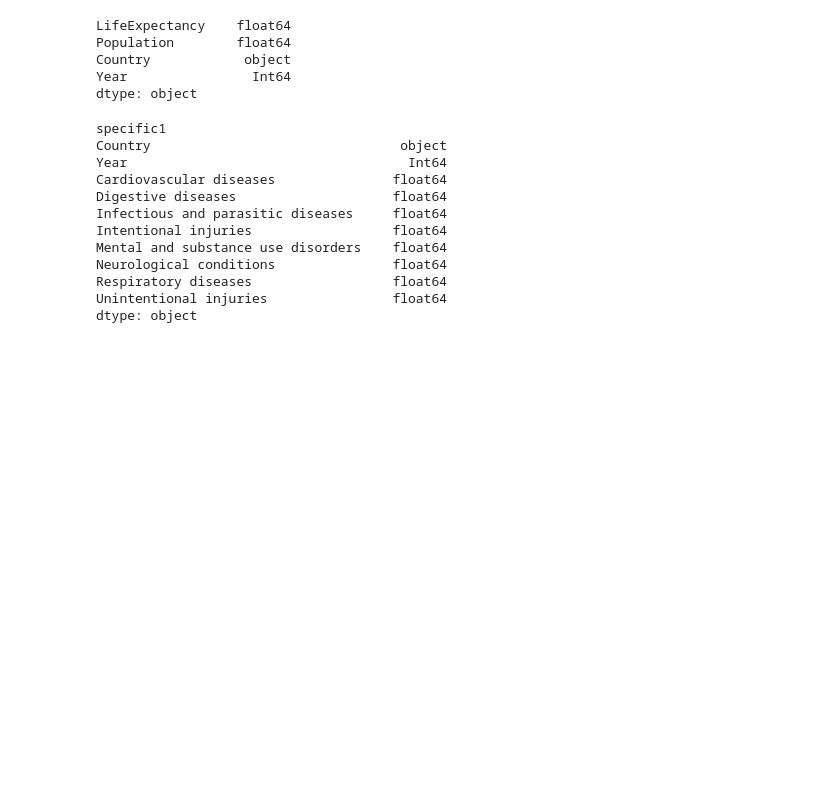
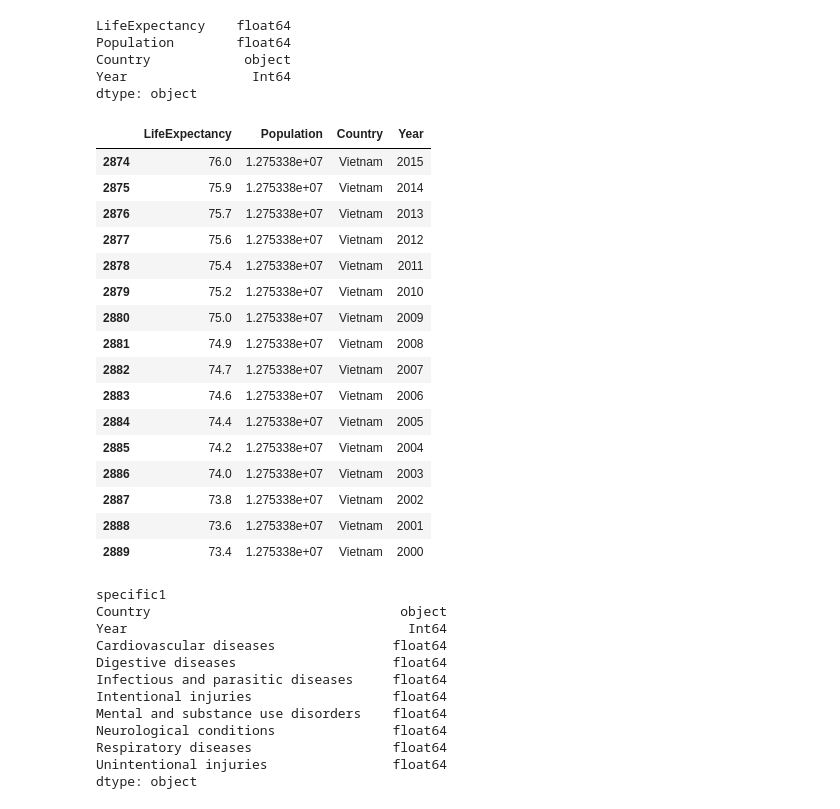
Before and after one commit to roberto98/DataViz-Project, a Jupyter notebook: python/Preprocessing.ipynb, the cells around one changed output. Drawn from its saved outputs; the diff is of its cells as text; code cells hidden in the pictures; blank space fills up the shorter version.

```diff
--- a/python/Preprocessing.ipynb
+++ b/python/Preprocessing.ipynb
@@ -374,6 +374,26 @@ Population        float64
 Country            object
 Year                Int64
 dtype: object
+# %%
+new_scatter[new_scatter["Country"] == "Vietnam"]
+# %% [output]
+|  | LifeExpectancy | Population | Country | Year |
+| 2874 | 76.0 | 1.275338e+07 | Vietnam | 2015 |
+| 2875 | 75.9 | 1.275338e+07 | Vietnam | 2014 |
+| 2876 | 75.7 | 1.275338e+07 | Vietnam | 2013 |
+| 2877 | 75.6 | 1.275338e+07 | Vietnam | 2012 |
+| 2878 | 75.4 | 1.275338e+07 | Vietnam | 2011 |
+| 2879 | 75.2 | 1.275338e+07 | Vietnam | 2010 |
+| 2880 | 75.0 | 1.275338e+07 | Vietnam | 2009 |
+| 2881 | 74.9 | 1.275338e+07 | Vietnam | 2008 |
+| 2882 | 74.7 | 1.275338e+07 | Vietnam | 2007 |
+| 2883 | 74.6 | 1.275338e+07 | Vietnam | 2006 |
+| 2884 | 74.4 | 1.275338e+07 | Vietnam | 2005 |
+| 2885 | 74.2 | 1.275338e+07 | Vietnam | 2004 |
+| 2886 | 74.0 | 1.275338e+07 | Vietnam | 2003 |
+| 2887 | 73.8 | 1.275338e+07 | Vietnam | 2002 |
+| 2888 | 73.6 | 1.275338e+07 | Vietnam | 2001 |
+| 2889 | 73.4 | 1.275338e+07 | Vietnam | 2000 |
 # %%
 new_diseases_df = diseases_df.copy()
 new_diseases_df['Year'] = pd.to_numeric(new_diseases_df['Year'], errors='coerce').astype('Int64')
```
Also changed, not shown: parts of 7 cells of this notebook, 4 other files.
